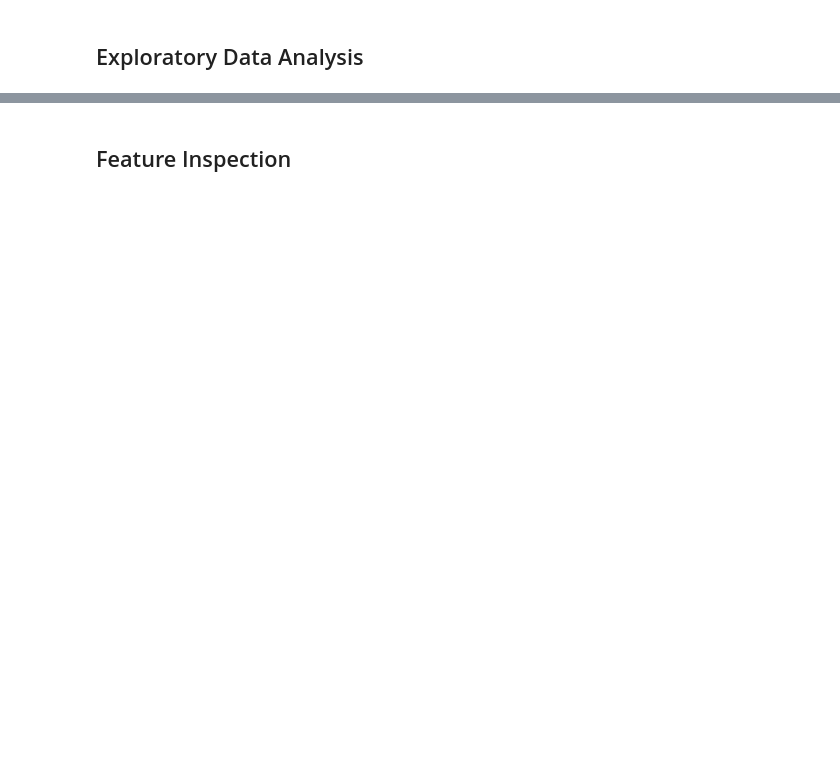
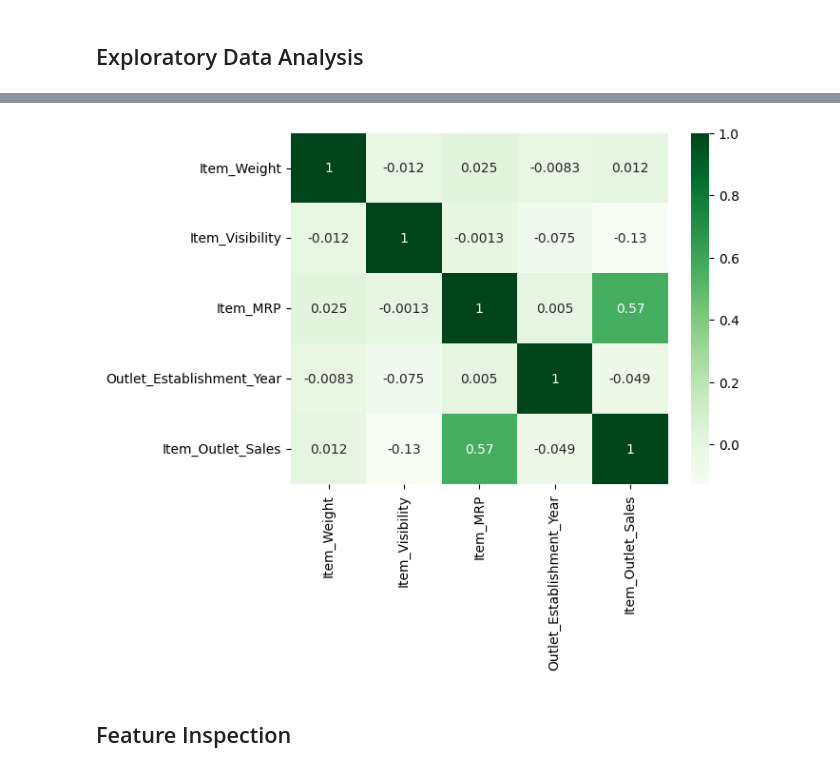
Before and after one commit to MariemShn/Prediction-of-Product-Sales, a Jupyter notebook: Prediction_of_Product_Sales.ipynb, the cells around one changed output, grey strips where cells are left out. Cells and saved outputs as stored; diff of their text form; code cells hidden in the pictures; blank space fills up the shorter version.

```diff
--- a/Prediction_of_Product_Sales.ipynb
+++ b/Prediction_of_Product_Sales.ipynb
@@ -243,0 +324,3 @@ df[num_columns].describe()
+# %%
+corr = df.corr(numeric_only = True)
+corr.round(2)
@@ -244,2 +334,6 @@ df[num_columns].describe()
+# %%
+sns.heatmap(corr, cmap = 'Greens', annot = True);
+# %% [output]
+[figure, added]
 # %% [markdown]
 ## Feature Inspection
```
Also changed, not shown: parts of 10 cells of this notebook.
